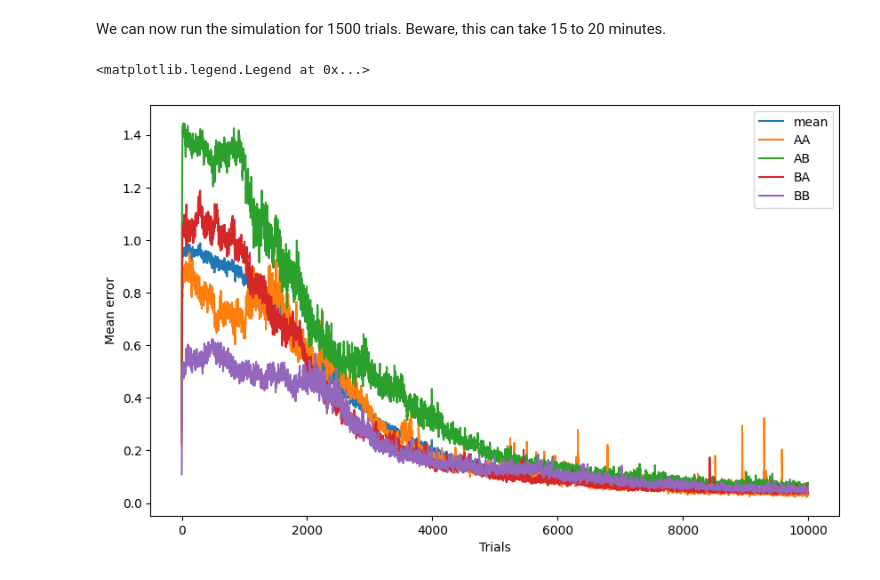
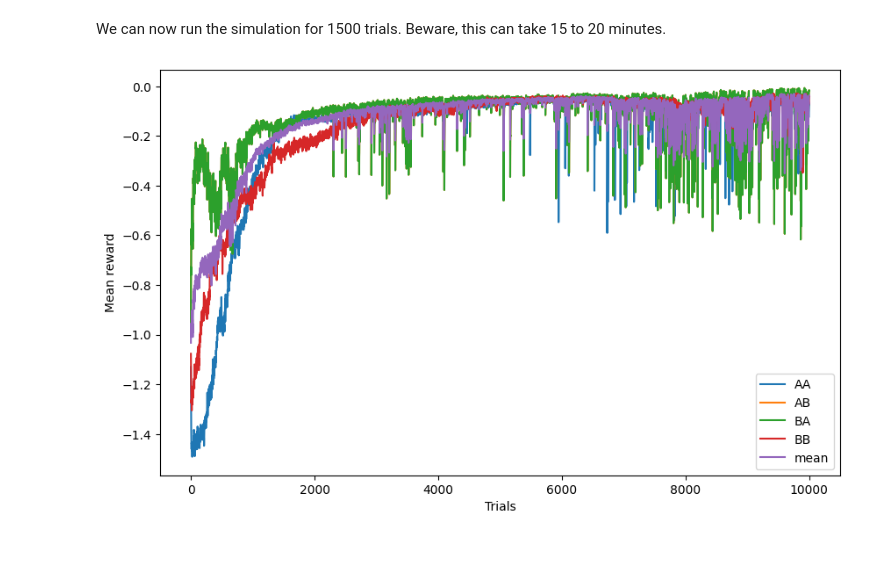
Before and after one commit to ANNarchy/ANNarchy.github.io, a Jupyter notebook: notebooks/Miconi.ipynb, the cells around one changed output. Cells and saved outputs as stored; diff of their text form; code cells hidden in the pictures; blank space fills up the shorter version.

```diff
--- a/notebooks/Miconi.ipynb
+++ b/notebooks/Miconi.ipynb
@@ -242,45 +263,47 @@ plt.show()
 # %% [markdown]
 We can now run the simulation for 1500 trials. Beware, this can take 15 to 20 minutes.
 # %%
-from tqdm import tqdm
-
 # Compute the mean reward per trial
-R_mean = np.zeros((2, 2))
-alpha = 0.75 # was 0.33
+R_mean = - np.ones((2, 2))
+alpha = 0.75
 
 # Many trials of each type
-mean_rewards = []
+record_rewards = []
 
 for trial in (t := tqdm(range(10000))):
 
     # Perform the four different trials successively
-    recordsAA, error = dnms_trial(trial, [0, 0], -0.98, R_mean[0, 0])
-    R_mean[0, 0] = alpha * R_mean[0, 0] + (1.- alpha) * error
+    _, rewardAA = dnms_trial(trial, [0, 0], -0.98, R_mean[0, 0])
 
-    recordsAB, error = dnms_trial(trial, [0, 1], +0.98, R_mean[0, 1])
-    R_mean[0, 1] = alpha * R_mean[0, 1] + (1.- alpha) * error
+    _, rewardAB = dnms_trial(trial, [0, 1], +0.98, R_mean[0, 1])
 
-    recordsBA, error = dnms_trial(trial, [1, 0], +0.98, R_mean[1, 0])
-    R_mean[1, 0] = alpha * R_mean[1, 0] + (1.- alpha) * error
+    _, rewardBA = dnms_trial(trial, [1, 0], +0.98, R_mean[1, 0])
 
-    recordsBB, error = dnms_trial(trial, [1, 1], -0.98, R_mean[1, 1])
-    R_mean[1, 1] = alpha * R_mean[1, 1] + (1.- alpha) * error
+    _, rewardBB = dnms_trial(trial, [1, 1], -0.98, R_mean[1, 1])
 
-    mean_rewards.append(R_mean.copy())
-    t.set_description(f'Mean error: {R_mean.mean():.2f}')
+    # Reward
+    reward = np.array([[rewardAA, rewardBA], [rewardBA, rewardBB]])
+
+    # Update mean reward
+    R_mean = alpha * R_mean + (1.- alpha) * reward
+
+    record_rewards.append(R_mean)
+    t.set_description(
+        f'AA: {R_mean[0, 0]:.2f} AB: {R_mean[0, 1]:.2f} BA: {R_mean[1, 0]:.2f} BB: {R_mean[1, 1]:.2f}'
+    )
-# %%
-mean_rewards = np.array(mean_rewards)
-
-plt.figure(figsize=(10, 6))
-plt.plot(mean_rewards.mean(axis=(1,2)), label='mean')
-plt.plot(mean_rewards[:, 0, 0], label='AA')
-plt.plot(mean_rewards[:, 0, 1], label='AB')
-plt.plot(mean_rewards[:, 1, 0], label='BA')
-plt.plot(mean_rewards[:, 1, 1], label='BB')
-plt.xlabel("Trials")
-plt.ylabel("Mean error")
-plt.legend()
-# %% [output]
-<matplotlib.legend.Legend at 0x...>
-[figure, removed]
+# %%
+record_rewards = np.array(record_rewards)
+
+plt.figure(figsize=(10, 6))
+plt.plot(record_rewards[:, 0, 0], label='AA')
+plt.plot(record_rewards[:, 0, 1], label='AB')
+plt.plot(record_rewards[:, 1, 0], label='BA')
+plt.plot(record_rewards[:, 1, 1], label='BB')
+plt.plot(record_rewards.mean(axis=(1,2)), label='mean')
+plt.xlabel("Trials")
+plt.ylabel("Mean reward")
+plt.legend()
+plt.show()
+# %% [output]
+[figure, added]
 # %%
```
Also changed, not shown: parts of 13 cells of this notebook, 23 other files.
